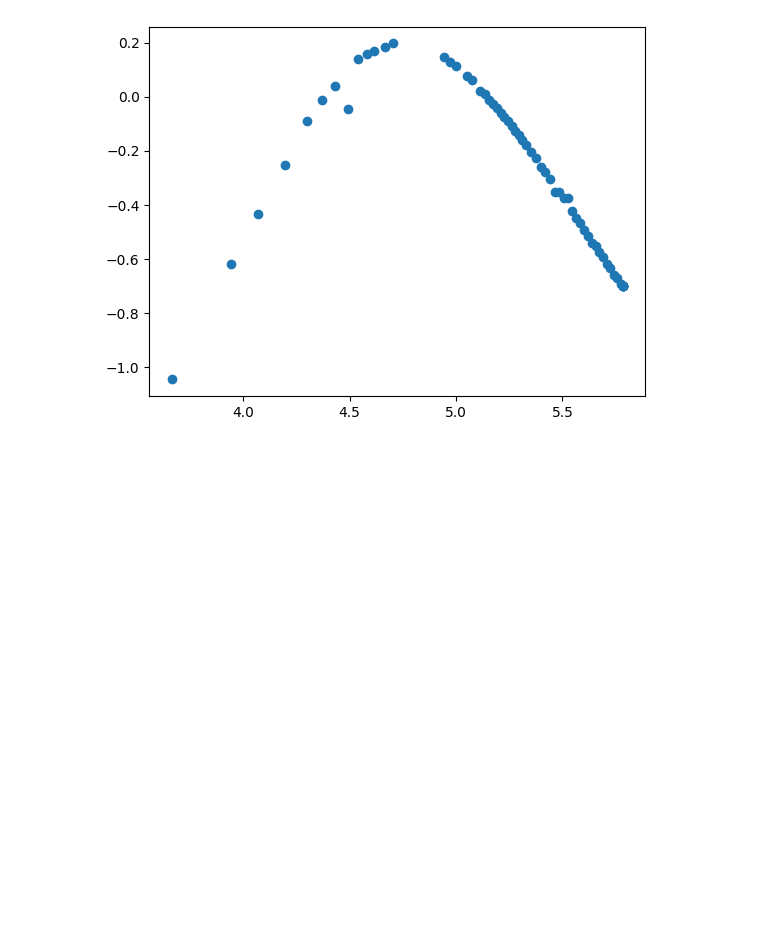
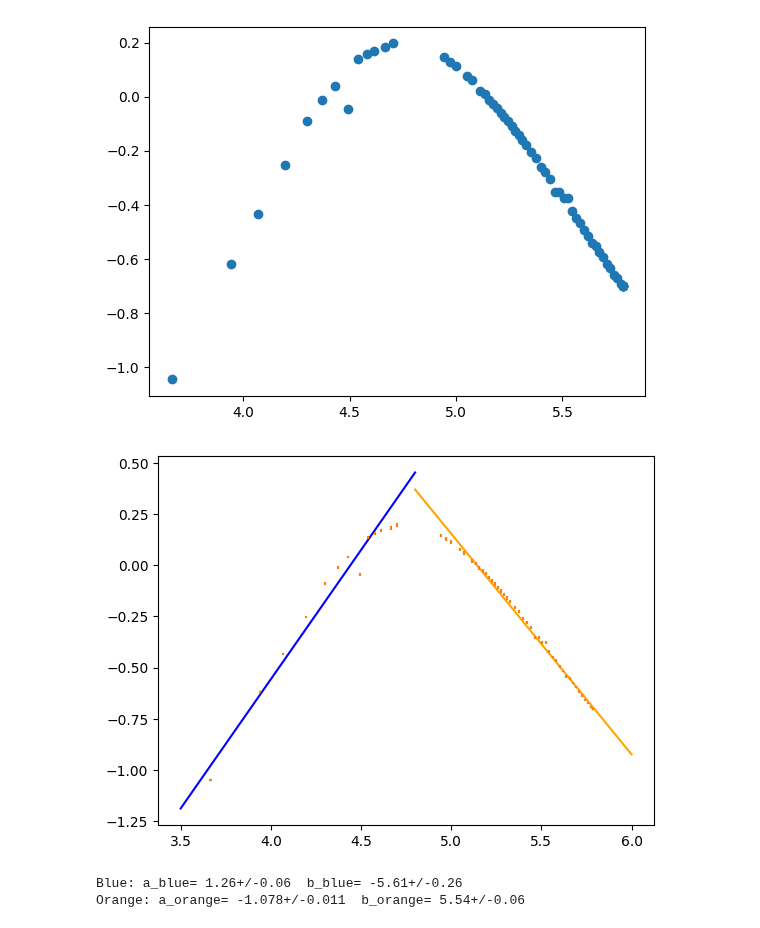
Before and after one commit to KemalOenen/advanced_labcourse, a Jupyter notebook: E092/data_analysis.ipynb, the cells around one changed output. Cells and saved outputs as stored; diff of their text form; code cells hidden in the pictures; blank space fills up the shorter version.

```diff
--- a/E092/data_analysis.ipynb
+++ b/E092/data_analysis.ipynb
@@ -177,0 +230,40 @@ plt.scatter(np.log(np.array([T_gen[i].n for i in range(len(T_gen))])), np.log(np
+# %%
+#fitting
+def temp_fit(ln_T, a_h, b_h): #this is on the left side
+    return a_h * ln_T + b_h
+# %%
+#fit+plot
+temps=[]
+mu_log=[]
+for i in range(len(mu)):
+    mu_log.append(uncertainties.umath.log(mu[i]))
+    temps.append(uncertainties.umath.log(T_gen[i]))
+mu_log=np.array(mu_log)
+temps=np.array(temps)
+temp_range = get_temp_range(temps, 0, 4.8) #[0] are the inverse temps in the range, [1] are the index
+
+popt, pcov = curve_fit(temp_fit, np.array([temp_range[0][i].n for i in range(len(temp_range[0]))]),
+                       np.array([mu_log[i].n for i in temp_range[1]]), sigma=np.array([mu_log[i].s for i in temp_range[1]]))
+plt.plot(np.linspace(3.5, 4.8, 1000), temp_fit(np.linspace(3.5, 4.8, 1000), popt[0], popt[1]), color="blue")
+plt.errorbar(np.array([temps[i].n for i in range(len(temps))]),  np.array([mu_log[i].n for i in range(len(mu))]),
+             yerr= np.array([mu_log[i].s for i in range(len(mu))]), xerr=np.array([temps[i].s for i in range(len(temps))]), ls='none')
+a_blue = uncertainties.ufloat(popt[0], np.sqrt(pcov[0][0]))
+b_blue = uncertainties.ufloat(popt[1], np.sqrt(pcov[1][1]))
+
+
+temp_range = get_temp_range(temps, 4.8, 7)
+popt, pcov = curve_fit(temp_fit, np.array([temp_range[0][i].n for i in range(len(temp_range[0]))]),
+                       np.array([mu_log[i].n for i in temp_range[1]]), sigma=np.array([mu_log[i].s for i in temp_range[1]]))
+plt.plot(np.linspace(4.8, 6, 1000), temp_fit(np.linspace(4.8, 6, 1000), popt[0], popt[1]), color="orange")
+plt.errorbar(np.array([temps[i].n for i in range(len(temps))]),  np.array([mu_log[i].n for i in range(len(mu))]),
+             yerr= np.array([mu_log[i].s for i in range(len(mu))]), xerr=np.array([temps[i].s for i in range(len(temps))]), ls='none')
+a_orange = uncertainties.ufloat(popt[0], np.sqrt(pcov[0][0]))
+b_orange = uncertainties.ufloat(popt[1], np.sqrt(pcov[1][1]))
+# %% [output]
+[figure, added]
+# %%
+print("Blue: a_blue=", a_blue, " b_blue=", b_blue)
+print("Orange: a_orange=", a_orange, " b_orange=", b_orange)
+# %% [output]
+Blue: a_blue= 1.26+/-0.06  b_blue= -5.61+/-0.26
+Orange: a_orange= -1.078+/-0.011  b_orange= 5.54+/-0.06
```
Also changed, not shown: parts of 7 cells of this notebook.
